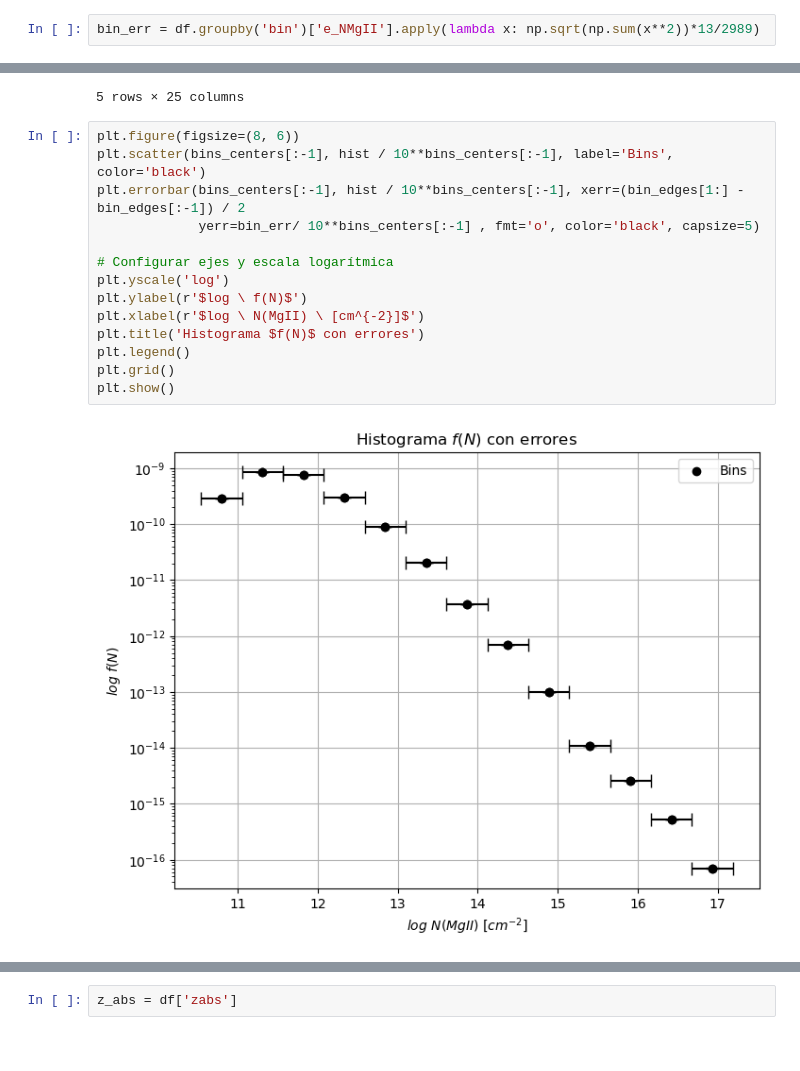
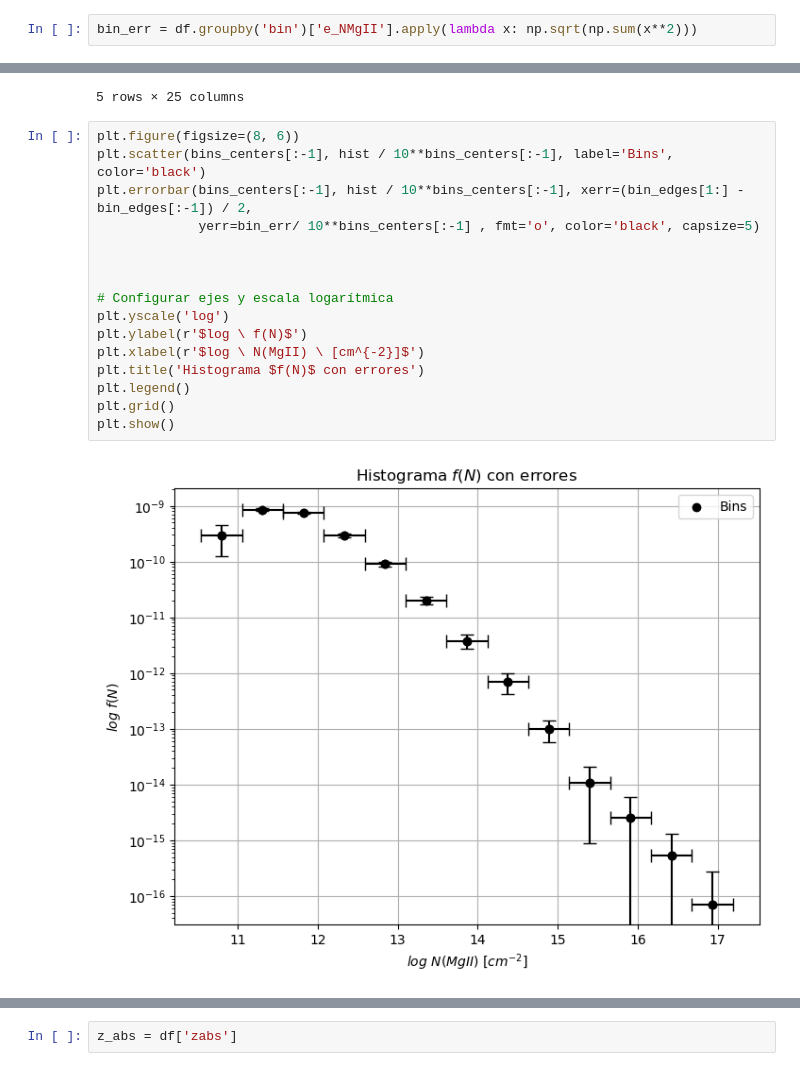
Before and after one commit to guerracuadra/Trabajo-Tutorial-B-sico, a Jupyter notebook: code.ipynb, the cells around one changed output, grey strips where cells are left out. Saved outputs shown, nothing was run; the diff lists cells and outputs as text.

```diff
--- a/code.ipynb
+++ b/code.ipynb
@@ -50,7 +50,7 @@ print(np.abs((bin_edges[0]-bin_edges[1])))
 # %%
 df['bin'] = pd.cut(df['N-MgII'], bins = bins, labels = False)
 # %%
-bin_err = df.groupby('bin')['e_NMgII'].apply(lambda x: np.sqrt(np.sum(x**2))*13/2989)
+bin_err = df.groupby('bin')['e_NMgII'].apply(lambda x: np.sqrt(np.sum(x**2)))
 # %%
 df.head()
 # %% [output]
@@ -64,16 +64,18 @@ df.head()
 # %%
 plt.figure(figsize=(8, 6))
 plt.scatter(bins_centers[:-1], hist / 10**bins_centers[:-1], label='Bins', color='black')
-plt.errorbar(bins_centers[:-1], hist / 10**bins_centers[:-1], xerr=(bin_edges[1:] - bin_edges[:-1]) / 2
+plt.errorbar(bins_centers[:-1], hist / 10**bins_centers[:-1], xerr=(bin_edges[1:] - bin_edges[:-1]) / 2,
              yerr=bin_err/ 10**bins_centers[:-1] , fmt='o', color='black', capsize=5)
+
+
 
 # Configurar ejes y escala logarítmica
 plt.yscale('log')
 plt.ylabel(r'$log \ f(N)$')
 plt.xlabel(r'$log \ N(MgII) \ [cm^{-2}]$')
 plt.title('Histograma $f(N)$ con errores')
 plt.legend()
 plt.grid()
 plt.show()
 # %% [output]
-[figure, old version]
+[figure, new version]
```
Also changed, not shown: parts of 73 cells of this notebook.
